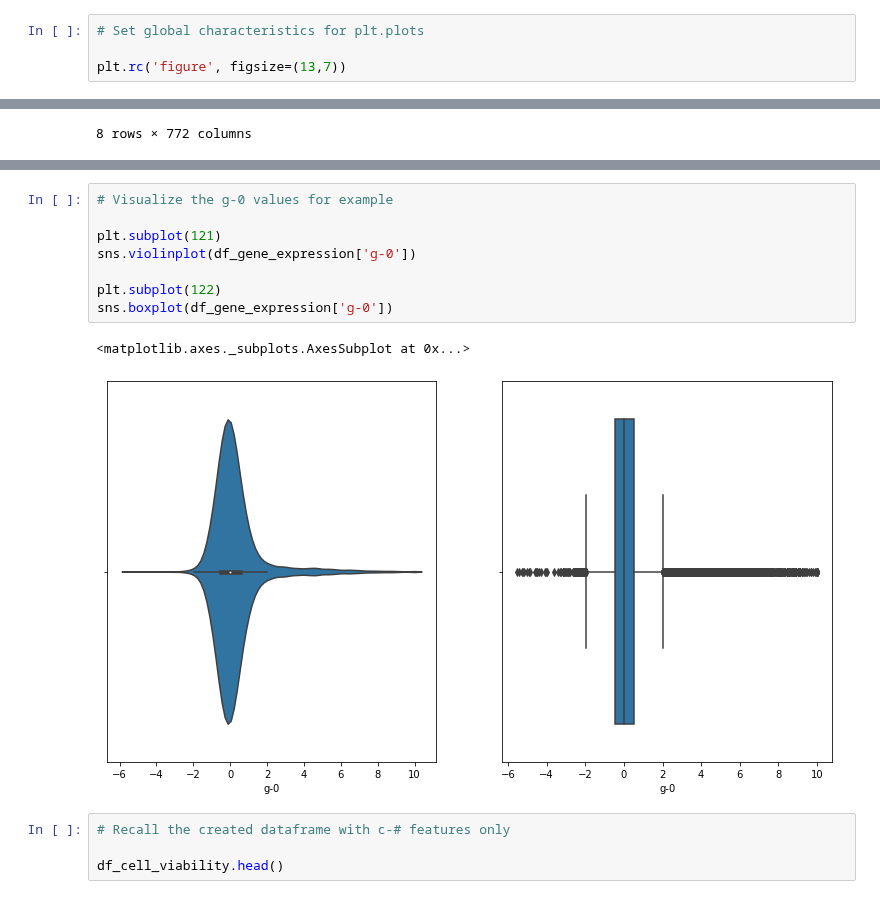
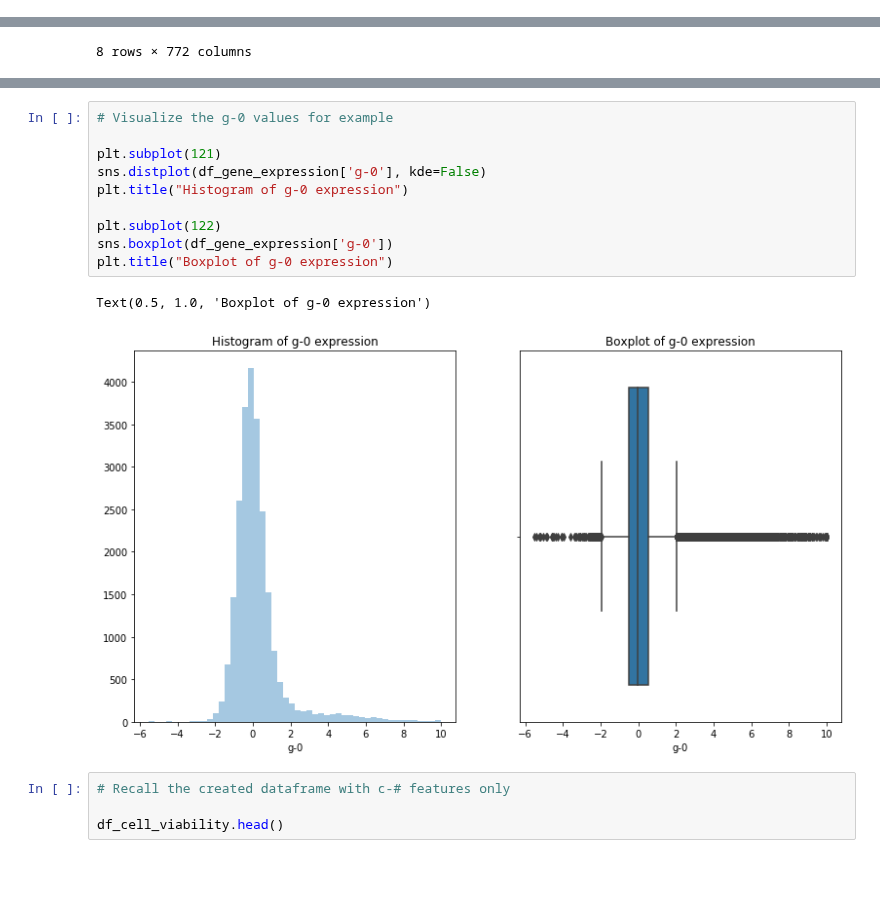
Before and after one commit to Yongliang-Shi/Mechanism-of-Action-Prediction, a Jupyter notebook: moa_prediction_overview.ipynb, the cells around one changed output, grey strips where cells are left out. Drawn from its saved outputs; the diff is of its cells as text; blank space fills up the shorter version.

```diff
--- a/moa_prediction.ipynb
+++ b/moa_prediction_overview.ipynb
@@ -8,10 +11,6 @@ import matplotlib.pyplot as plt
 import seaborn as sns
 
 import summarize
-# %%
-# Set global characteristics for plt.plots
-
-plt.rc('figure', figsize=(13,7))
 # %% [markdown]
 # Data Overview
 
@@ -208,14 +208,16 @@ sns.distplot(g_stats.loc['mean',:], kde=False)
 # %%
 # Visualize the g-0 values for example
 
 plt.subplot(121)
-sns.violinplot(df_gene_expression['g-0'])
+sns.distplot(df_gene_expression['g-0'], kde=False)
+plt.title("Histogram of g-0 expression")
 
 plt.subplot(122)
 sns.boxplot(df_gene_expression['g-0'])
+plt.title("Boxplot of g-0 expression")
 # %% [output]
-<matplotlib.axes._subplots.AxesSubplot at 0x...>
+Text(0.5, 1.0, 'Boxplot of g-0 expression')
-[figure, old version]
+[figure, new version]
 # %%
 # Recall the created dataframe with c-# features only
 
```
Also changed, not shown: parts of 10 cells of this notebook.
